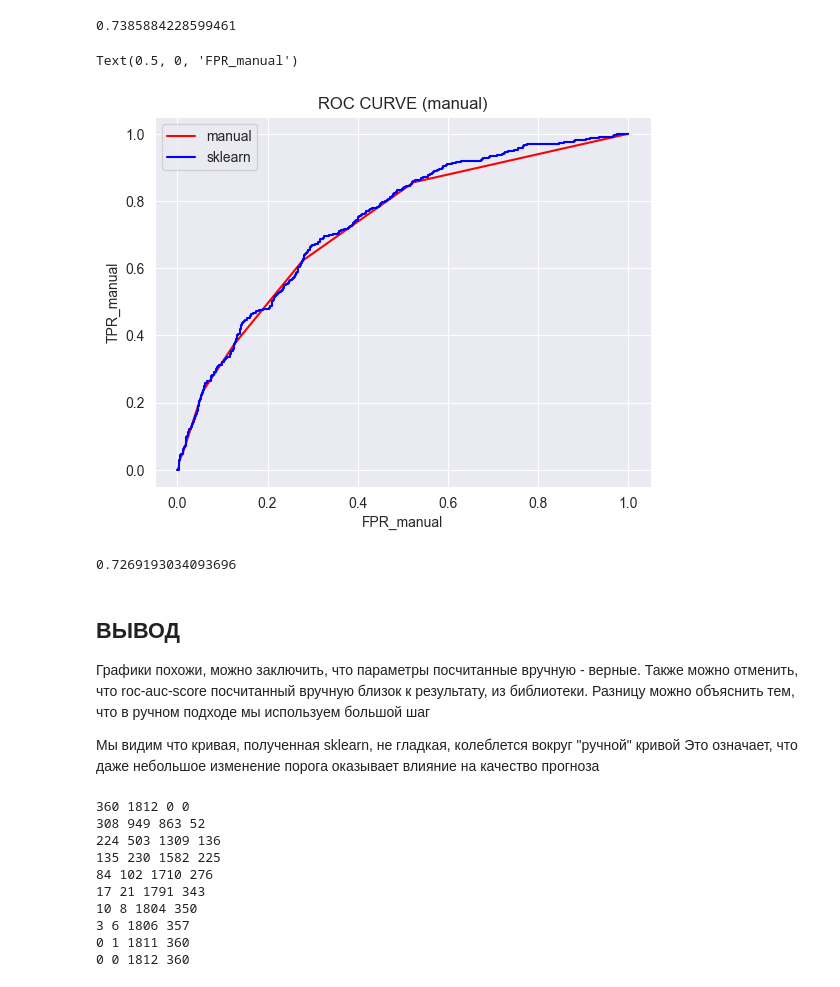
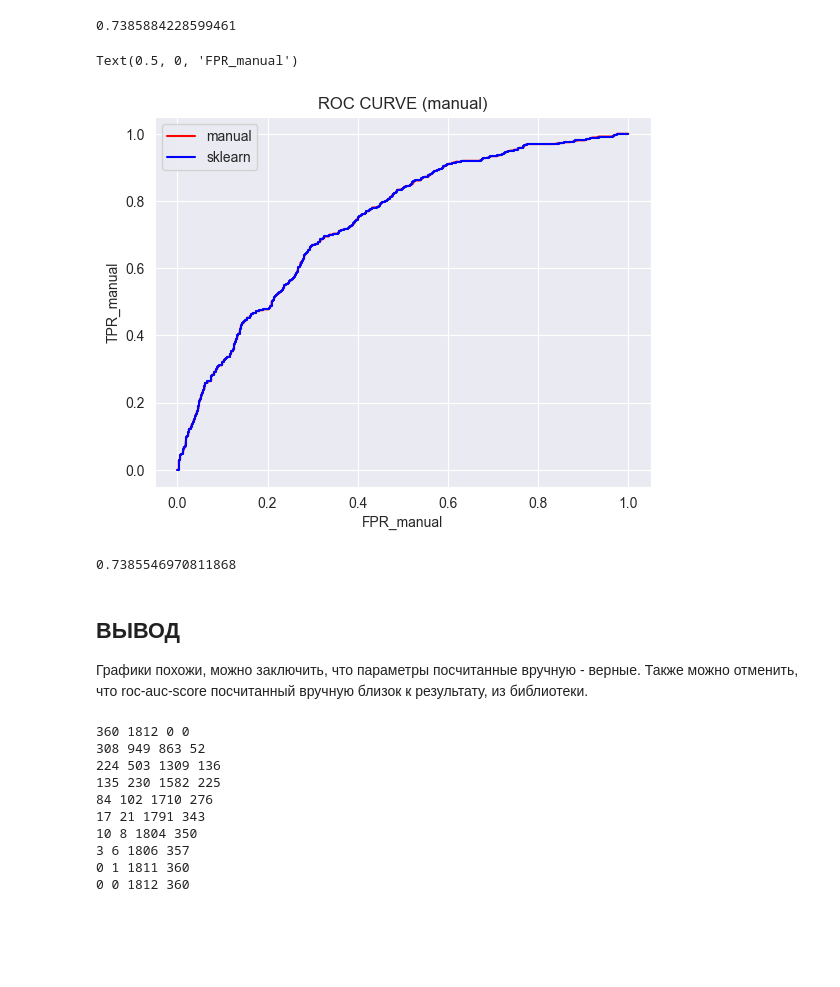
Before and after one commit to bogdanovap/FEML-14, a Jupyter notebook: 04_metrics/HW_04.ipynb, the cells around one changed output. Drawn from its saved outputs; the diff is of its cells as text; code cells hidden in the pictures; blank space fills up the shorter version.

```diff
--- a/04_metrics/HW_04.ipynb
+++ b/04_metrics/HW_04.ipynb
@@ -150,22 +150,21 @@ def tpr_fpr(y_true, y_pred, threshold=0.5):
     return tpr, fpr
 # %%
 # просчитаем fpr и tpr для разных порогов
-# сделаем большой шаг для того, чтобы графики больше отличались друг от друга
 tpr_list = []
 fpr_list = []
-for i in range(0, 10, 1):
-    tpr, fpr = tpr_fpr(Y_test.values, Y_pred, i/10)
+for i in range(0, 1000, 1):
+    tpr, fpr = tpr_fpr(Y_test.values, Y_pred, i/1000)
     tpr_list.append(tpr)
     fpr_list.append(fpr)
 plt.plot(fpr_list, tpr_list, color='red', label='manual')
 plt.plot(fpr_skl, tpr_skl, color='blue', label='sklearn')
 plt.legend()
 plt.title('ROC CURVE (manual)')
 plt.ylabel('TPR_manual')
 plt.xlabel('FPR_manual')
 # %% [output]
 Text(0.5, 0, 'FPR_manual')
-[figure, old version]
+[figure, new version]
 # %%
 # roc-auc-score «вручную»
 def roc_auc(tpr_list, fpr_list):
@@ -175,15 +174,11 @@ def roc_auc(tpr_list, fpr_list):
     return auc
 roc_auc(tpr_list, fpr_list)
 # %% [output]
-0.7269193034093696
+0.7385546970811868
 # %% [markdown]
 ## ВЫВОД
 Графики похожи, можно заключить, что параметры посчитанные вручную - верные.
 Также можно отменить, что roc-auc-score посчитанный вручную близок к результату, из библиотеки.
-Разницу можно объяснить тем, что в ручном подходе мы используем большой шаг
-
-Мы видим что кривая, полученная sklearn, не гладкая, колеблется вокруг "ручной" кривой
-Это означает, что даже небольшое изменение порога оказывает влияние на качество прогноза
 # %%
 # precision-recall
 def precision_recall(y_true, y_pred, threshold=0.5):
```
